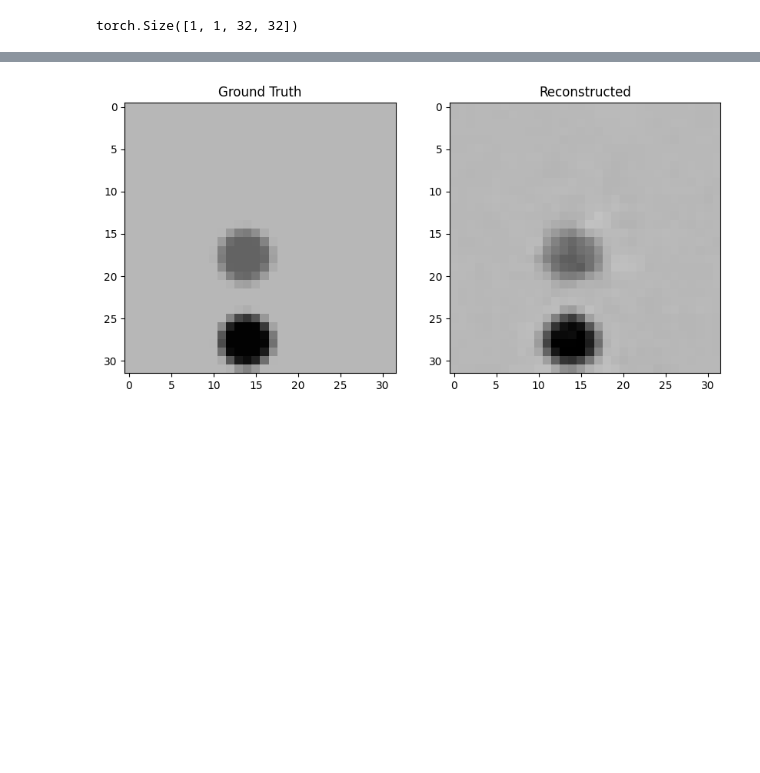
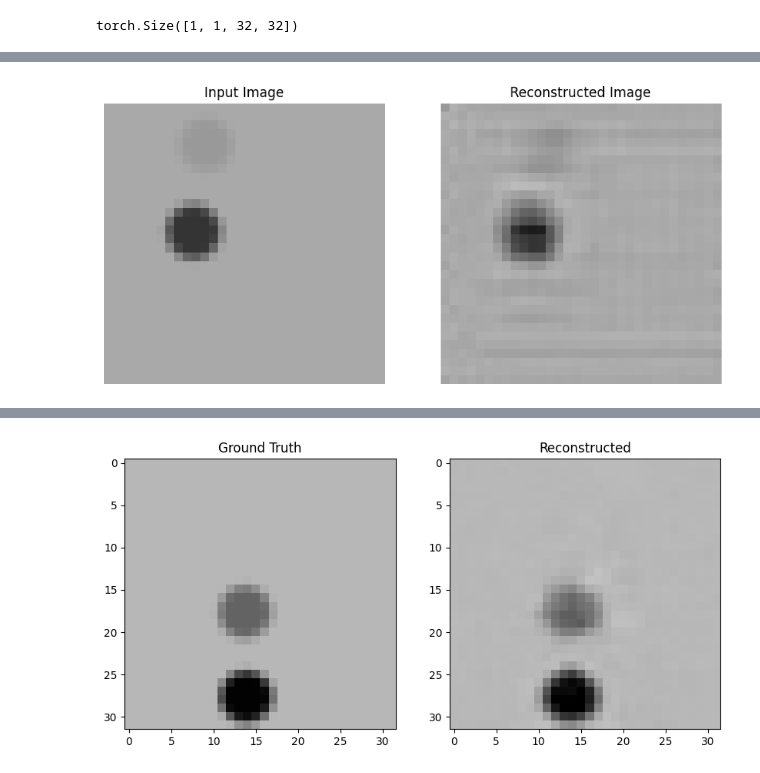
Before and after one commit to lyob/hdiva, a Jupyter notebook: d_testing/vae_test.ipynb, the cells around one changed output, grey strips where cells are left out. Cells and saved outputs as stored; diff of their text form; code cells hidden in the pictures; blank space fills up the shorter version.

```diff
--- a/d_testing/vae_test.ipynb
+++ b/d_testing/vae_test.ipynb
@@ -240,0 +360,45 @@ Test Loss: 0.0010
+# %%
+# save model
+mode = 'save'
+dataset_v = '3'
+model_v = '3'
+experiment = '1'
+
+save_dir = "./b_models/saved_weights"
+if mode == "save":
+    torch.save(vae.state_dict(), os.path.join(save_dir, f'vae-dataset_{dataset_v}-model_{model_v}-exp_{experiment}.pth'))
+    config = {
+        "n_epochs": n_epochs,
+        "kl_schedule": "constant",
+        "kl_weight": 1e-7,
+        "lr": 1e-3,
+        "z_dim": 10,
+        "channels": channels
+        }
+    json.dump(config, open(os.path.join(save_dir, f'vae-dataset_{dataset_v}-model_{model_v}-exp_{experiment}_config.json'), 'w'))
+elif mode == "load":
+    vae.load_state_dict(torch.load(os.path.join(save_dir, f'vae-dataset_{dataset_v}-model_{model_v}-exp_{experiment}.pth')))
+# %%
+from utils.base_utils import to_01, to_0c
+img_idx = 11
+
+test_img = to_0c(data[img_idx]).unsqueeze(1).to(device)
+
+vae.eval()
+xout = vae(test_img)[0:2]
+xout = xout.detach().cpu()
+xin = test_img.cpu()
+
+print(xin.min(), xout.min(), xin.max(), xout.max())
+test_loss = criterion(xin, xout).item()
+print(f"Test Loss: {test_loss:.4f}")
+
+fig, ax = plt.subplots(1, 2, figsize=(10, 5))
+ax[0].imshow(to_01(xin).squeeze(0, 1), cmap="gray", vmin=0, vmax=1)
+ax[0].set_title("Input Image")
+ax[0].axis("off");
+
+ax[1].imshow(to_01(xout).squeeze(0, 1), cmap="gray", vmin=0, vmax=1)
+ax[1].set_title("Reconstructed Image")
+ax[1].axis("off");
+# %% [output]
@@ -240,0 +407 @@ Test Loss: 0.0010
+[figure, added]
```
Also changed, not shown: parts of 30 cells of this notebook, 31 other files.
